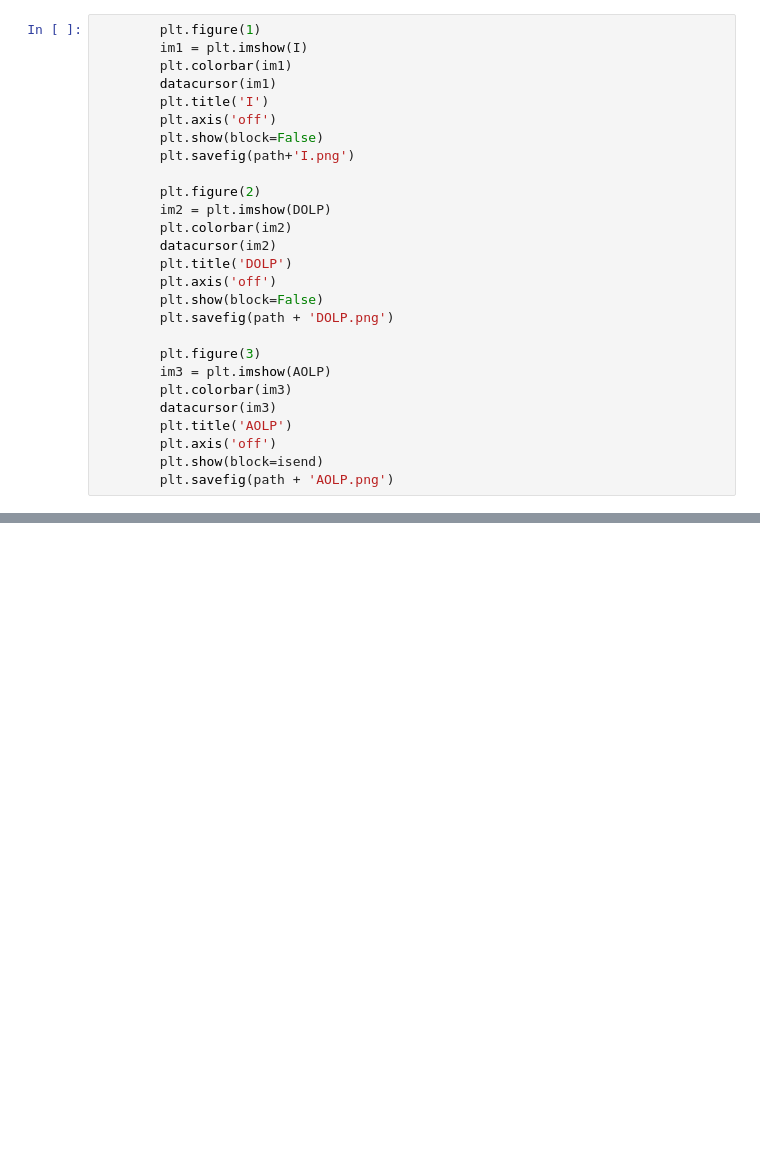
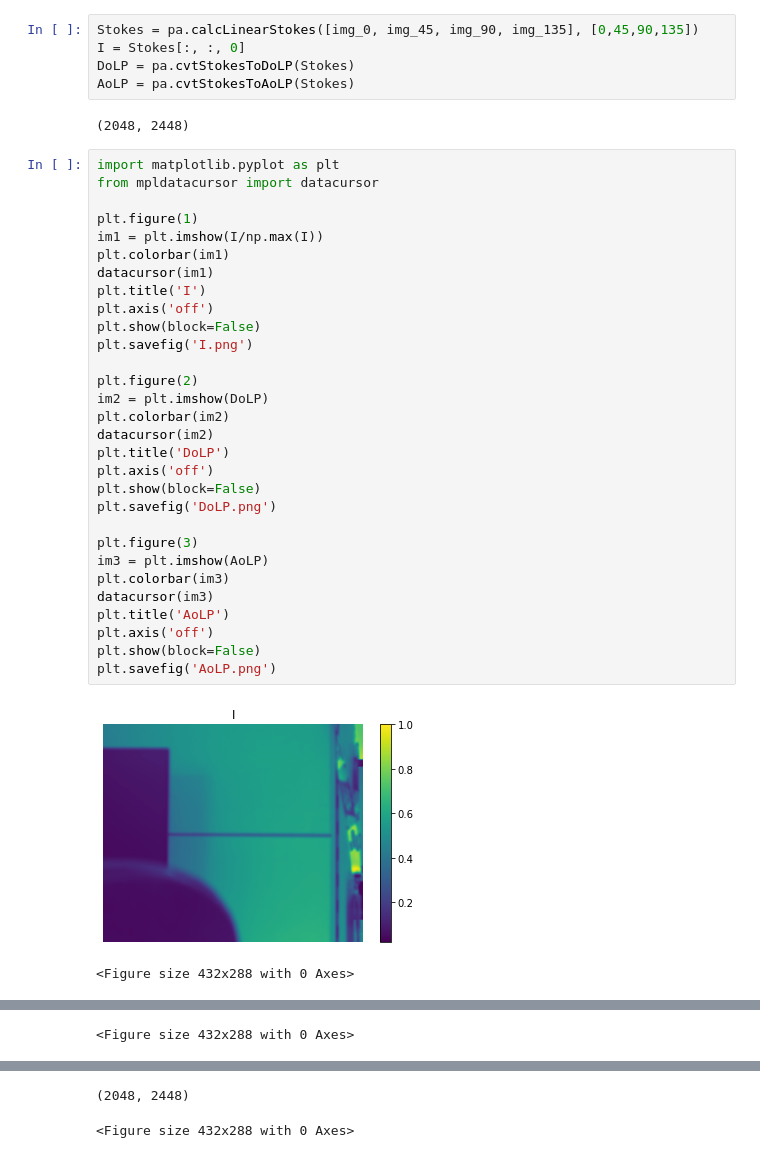
Before and after one commit to masadatz/PolCam, a Jupyter notebook: Demosaicing.ipynb, the cells around one changed output, grey strips where cells are left out. Saved outputs shown, nothing was run; the diff lists cells and outputs as text; blank space fills up the shorter version.

Commit message:
show for single shot I,DoLP, and AoLP

```diff
--- a/Demosaicing.ipynb
+++ b/Demosaicing.ipynb
@@ -158,27 +26,40 @@ Generated Bicubic Image Shape: (3936, 4780, 3)
+# %%
+Stokes = pa.calcLinearStokes([img_0, img_45, img_90, img_135], [0,45,90,135])
+I = Stokes[:, :, 0]
+DoLP = pa.cvtStokesToDoLP(Stokes)
+AoLP = pa.cvtStokesToAoLP(Stokes)
+# %% [output]
+(2048, 2448)
 # %%
-        plt.figure(1)
-        im1 = plt.imshow(I)
-        plt.colorbar(im1)
-        datacursor(im1)
-        plt.title('I')
-        plt.axis('off')
-        plt.show(block=False)
-        plt.savefig(path+'I.png')
+import matplotlib.pyplot as plt
+from mpldatacursor import datacursor
 
-        plt.figure(2)
-        im2 = plt.imshow(DOLP)
-        plt.colorbar(im2)
-        datacursor(im2)
-        plt.title('DOLP')
-        plt.axis('off')
-        plt.show(block=False)
-        plt.savefig(path + 'DOLP.png')
+plt.figure(1)
+im1 = plt.imshow(I/np.max(I))
+plt.colorbar(im1)
+datacursor(im1)
+plt.title('I')
+plt.axis('off')
+plt.show(block=False)
+plt.savefig('I.png')
 
-        plt.figure(3)
-        im3 = plt.imshow(AOLP)
-        plt.colorbar(im3)
-        datacursor(im3)
-        plt.title('AOLP')
-        plt.axis('off')
-        plt.show(block=isend)
-        plt.savefig(path + 'AOLP.png')
+plt.figure(2)
+im2 = plt.imshow(DoLP)
+plt.colorbar(im2)
+datacursor(im2)
+plt.title('DoLP')
+plt.axis('off')
+plt.show(block=False)
+plt.savefig('DoLP.png')
+
+plt.figure(3)
+im3 = plt.imshow(AoLP)
+plt.colorbar(im3)
+datacursor(im3)
+plt.title('AoLP')
+plt.axis('off')
+plt.show(block=False)
+plt.savefig('AoLP.png')
+# %% [output]
+[figure, added]
+<Figure size 432x288 with 0 Axes>
@@ -184,0 +67 @@ Generated Bicubic Image Shape: (3936, 4780, 3)
+<Figure size 432x288 with 0 Axes>
@@ -184,0 +69,2 @@ Generated Bicubic Image Shape: (3936, 4780, 3)
+(2048, 2448)
+<Figure size 432x288 with 0 Axes>
```
Also changed, not shown: parts of 6 cells of this notebook, 1 other file.
